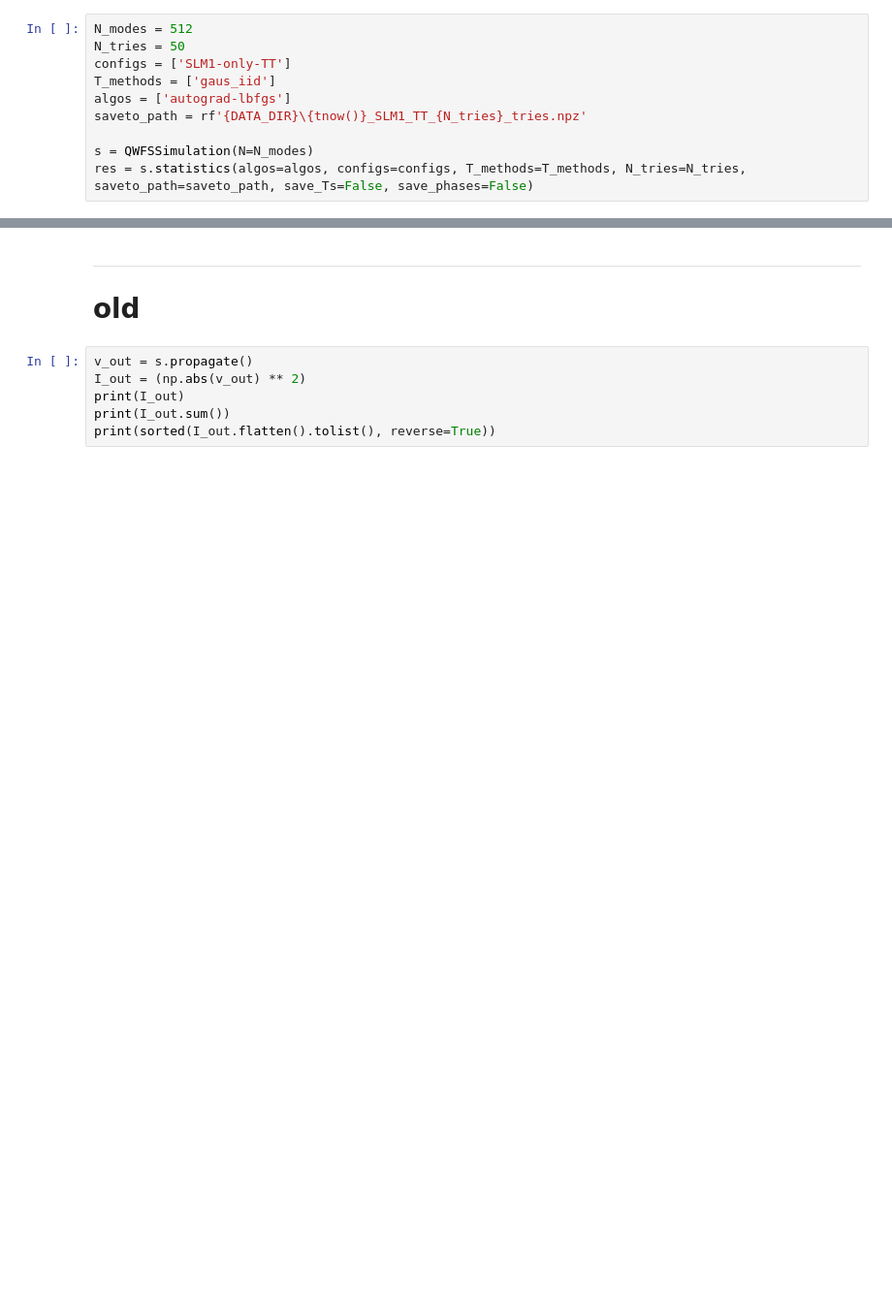
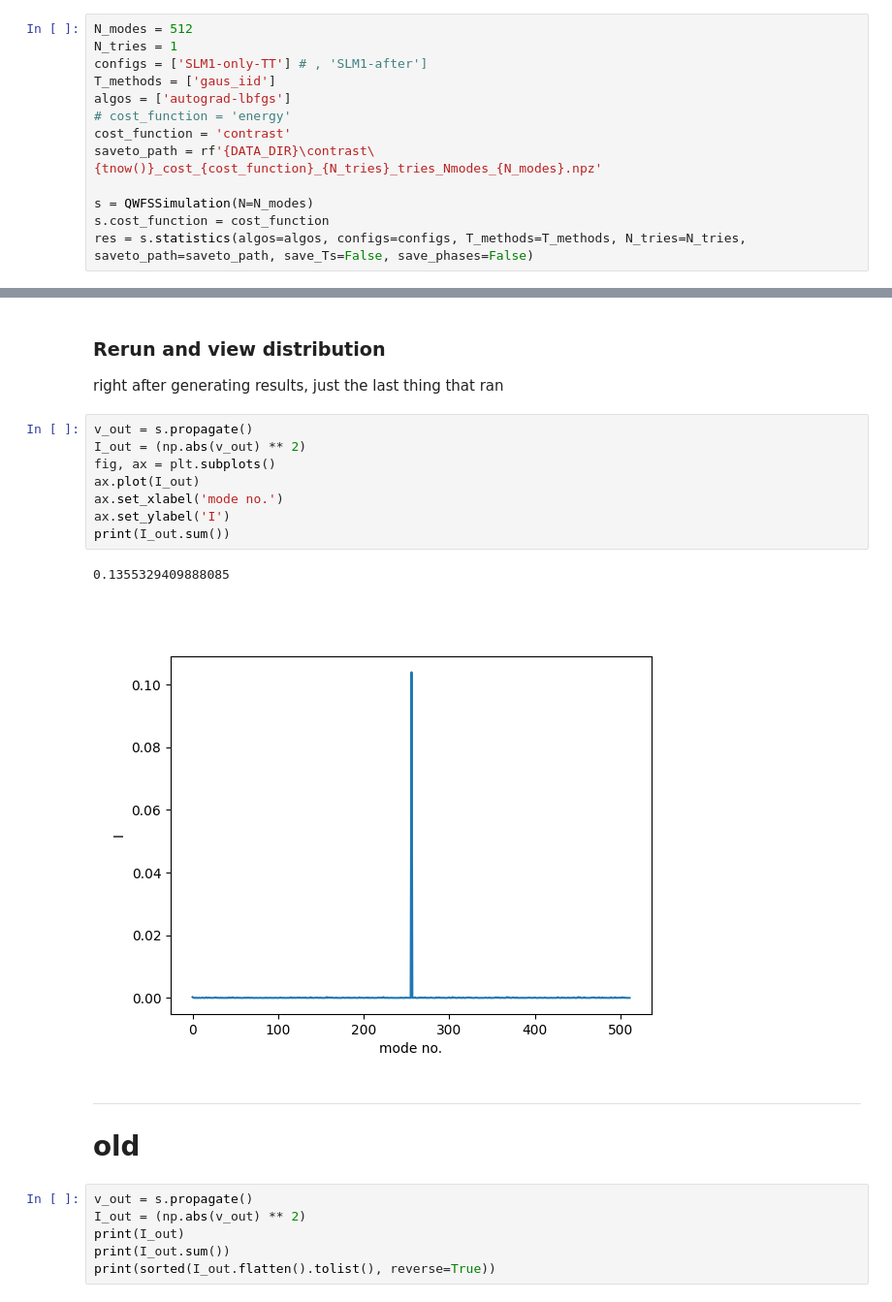
Before and after one commit to rubiaek/qwfs2, a Jupyter notebook: qwfs/contrast.ipynb, the cells around one changed output, grey strips where cells are left out. Shown at 97% size. Drawn from its saved outputs; the diff is of its cells as text; blank space fills up the shorter version.

Commit message:
more contrast

```diff
--- a/qwfs/contrast.ipynb
+++ b/qwfs/contrast.ipynb
@@ -9,12 +14,15 @@ DATA_DIR = os.path.join(os.path.abspath(os.path.curdir), 'data')
 # %%
 N_modes = 512
-N_tries = 50
-configs = ['SLM1-only-TT']
+N_tries = 1
+configs = ['SLM1-only-TT'] # , 'SLM1-after']
 T_methods = ['gaus_iid']
 algos = ['autograd-lbfgs']
-saveto_path = rf'{DATA_DIR}\{tnow()}_SLM1_TT_{N_tries}_tries.npz'
+# cost_function = 'energy'
+cost_function = 'contrast'
+saveto_path = rf'{DATA_DIR}\contrast\{tnow()}_cost_{cost_function}_{N_tries}_tries_Nmodes_{N_modes}.npz'
 
 s = QWFSSimulation(N=N_modes)
+s.cost_function = cost_function
 res = s.statistics(algos=algos, configs=configs, T_methods=T_methods, N_tries=N_tries, saveto_path=saveto_path, save_Ts=False, save_phases=False)
 # %% [output]
 try_no=0
@@ -55,4 +65,18 @@ background: [1.80161866]
 pi/4 = 0.7853981633974483
+# %% [markdown]
+### Rerun and view distribution
+right after generating results, just the last thing that ran
+# %%
+v_out = s.propagate()
+I_out = (np.abs(v_out) ** 2)
+fig, ax = plt.subplots()
+ax.plot(I_out)
+ax.set_xlabel('mode no.')
+ax.set_ylabel('I')
+print(I_out.sum())
+# %% [output]
+0.1355329409888085
+[figure, added]
 # %% [markdown]
 -----------------------------------
 # old
```
Also changed, not shown: parts of 7 cells of this notebook, 1 other file.
